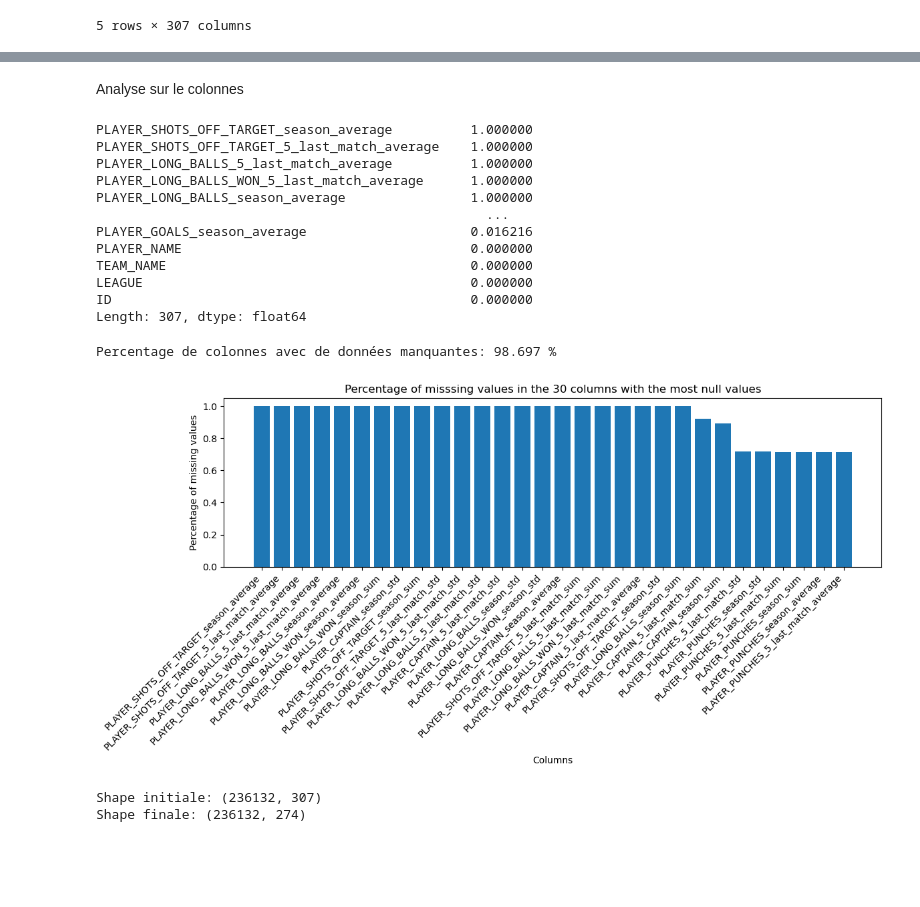
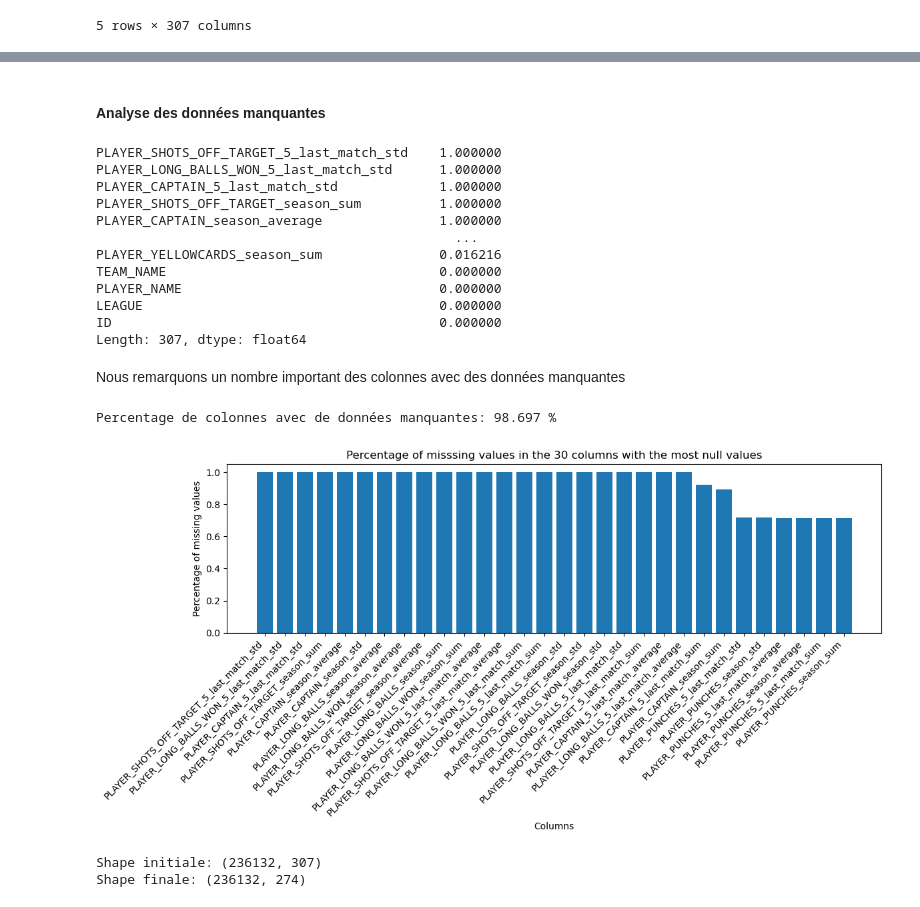
Before and after one commit to lucasn/data-challenge, a Jupyter notebook: data_exploration.ipynb, the cells around one changed output, grey strips where cells are left out. Drawn from its saved outputs; the diff is of its cells as text; code cells hidden in the pictures; blank space fills up the shorter version.

```diff
--- a/data_exploration.ipynb
+++ b/data_exploration.ipynb
@@ -225,19 +192,21 @@ train_player_away.describe()
-# %% [markdown]
-Analyse sur le colonnes
+# %% [markdown]
+#### Analyse des données manquantes
 # %%
-column_missing_values_player_away = train_player_away.isna().mean().sort_values(ascending=False)
-column_missing_values_player_away
+col_missing_paway = train_player_away.isna().mean().sort_values(ascending=False)
+col_missing_paway
 # %% [output]
-PLAYER_SHOTS_OFF_TARGET_season_average          1.000000
-PLAYER_SHOTS_OFF_TARGET_5_last_match_average    1.000000
-PLAYER_LONG_BALLS_5_last_match_average          1.000000
-PLAYER_LONG_BALLS_WON_5_last_match_average      1.000000
-PLAYER_LONG_BALLS_season_average                1.000000
-                                                  ...
-PLAYER_GOALS_season_average                     0.016216
-PLAYER_NAME                                     0.000000
-TEAM_NAME                                       0.000000
-LEAGUE                                          0.000000
-ID                                              0.000000
+PLAYER_SHOTS_OFF_TARGET_5_last_match_std    1.000000
+PLAYER_LONG_BALLS_WON_5_last_match_std      1.000000
+PLAYER_CAPTAIN_5_last_match_std             1.000000
+PLAYER_SHOTS_OFF_TARGET_season_sum          1.000000
+PLAYER_CAPTAIN_season_average               1.000000
+                                              ...
+PLAYER_YELLOWCARDS_season_sum               0.016216
+TEAM_NAME                                   0.000000
+PLAYER_NAME                                 0.000000
+LEAGUE                                      0.000000
+ID                                          0.000000
 Length: 307, dtype: float64
+# %% [markdown]
+Nous remarquons un nombre important des colonnes avec des données manquantes
 # %%
@@ -245,17 +214,17 @@ print(f'Percentage de colonnes avec de données manquantes: {len(column_missing_
 # %% [output]
 Percentage de colonnes avec de données manquantes: 98.697 %
 # %%
-top30_misv = column_missing_values_player_away.head(30)
+top30_misv = col_missing_paway.head(30)
 fig, ax = plt.subplots(figsize = (12, 6))
 ax.bar(top30_misv.index, top30_misv)
 ax.set_xticklabels(top30_misv.index, rotation=45, ha='right')
 ax.set_xlabel('Columns')
 ax.set_ylabel('Percentage of missing values')
 ax.set_title('Percentage of misssing values in the 30 columns with the most null values')
 plt.tight_layout()
 plt.show()
 # %% [output]
-[figure, old version]
+[figure, new version]
 # %%
 # Je vais effacer les colonnes ou on a plus de 30% des données manquant
 
```
Also changed, not shown: parts of 30 cells of this notebook.
